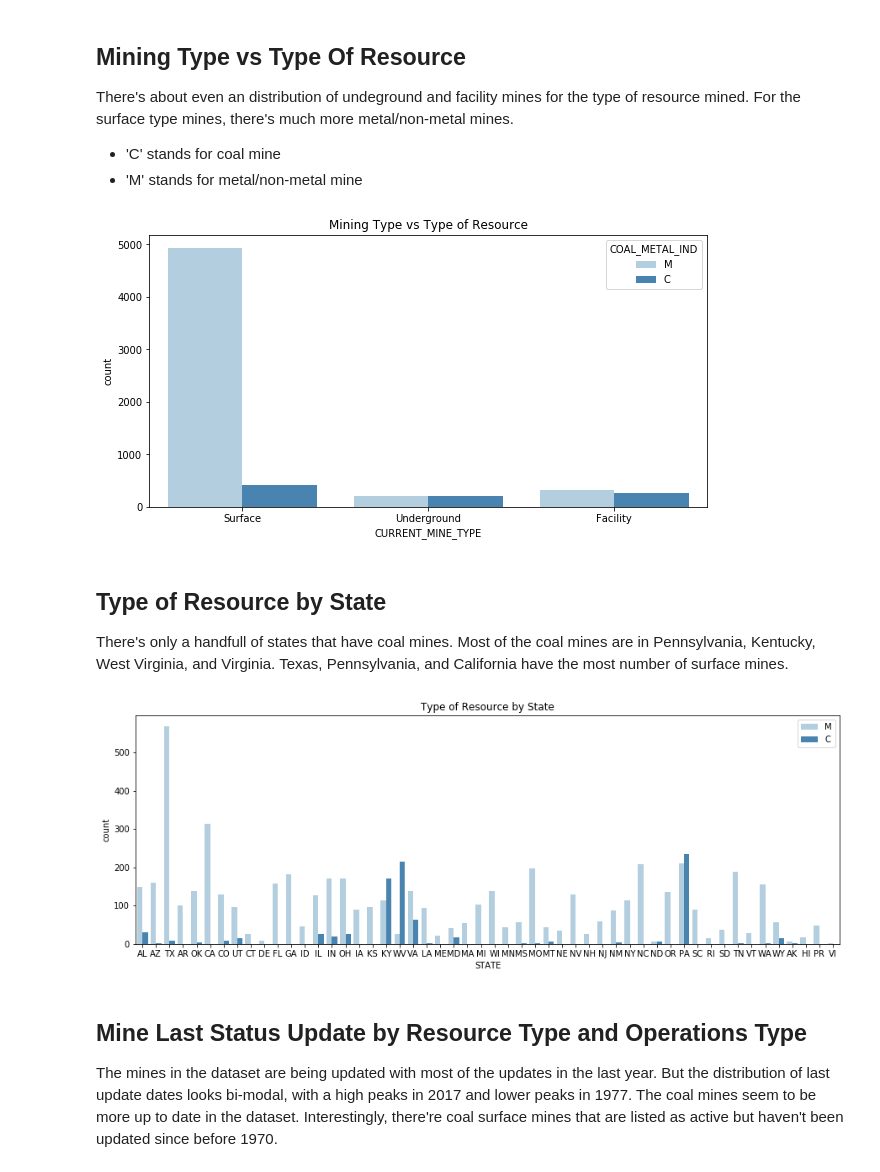
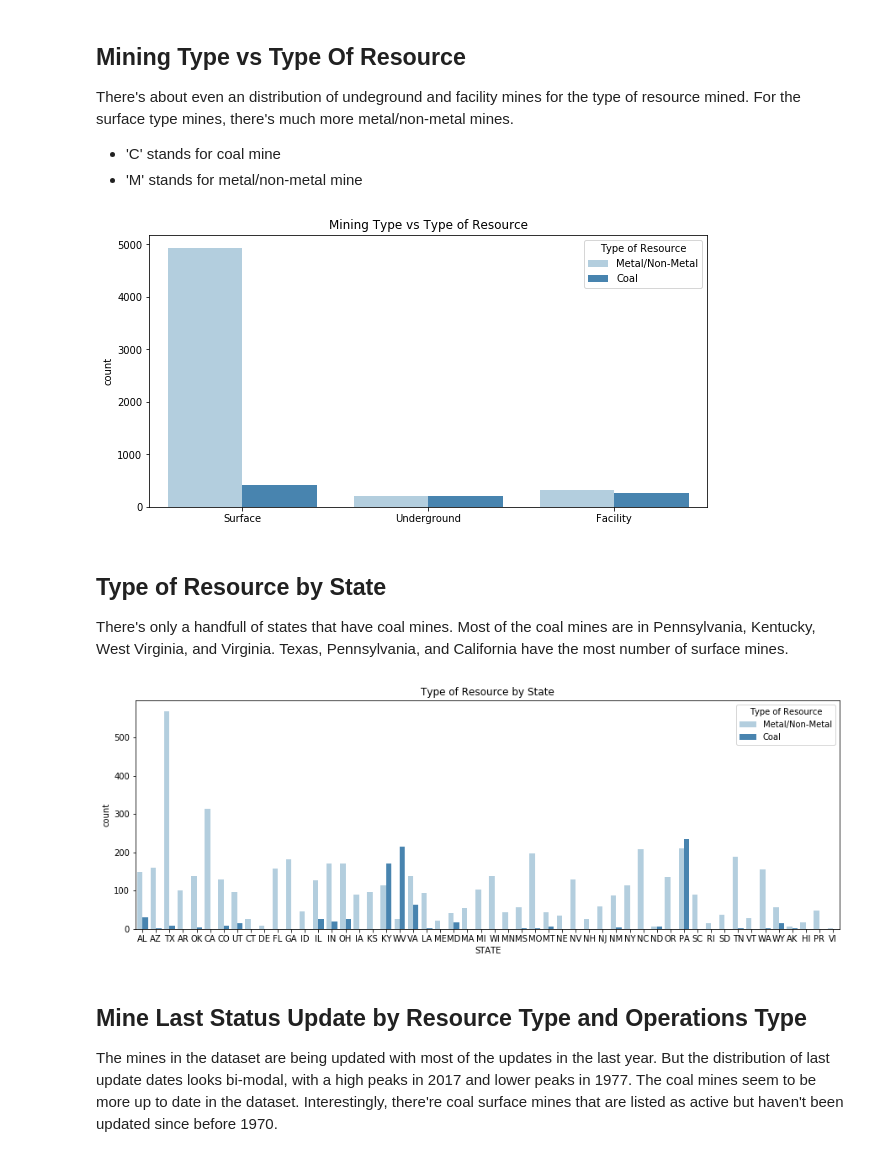
Before and after one commit to dvokinsark/us_mines, a Jupyter notebook: data_explanation.ipynb, the cells around one changed output. Drawn from its saved outputs; the diff is of its cells as text; code cells hidden in the pictures.

Commit message:
feat: Change plot labels

```diff
--- a/data_explanation.ipynb
+++ b/data_explanation.ipynb
@@ -71,24 +76,35 @@ There's about even an distribution of undeground and facility mines for the type
 - 'M' stands for metal/non-metal mine
 # %%
 plt.figure(figsize=(10,5))
-sb.countplot(data = mines_active, x = 'CURRENT_MINE_TYPE',
+ax = sb.countplot(data = mines_active, x = 'CURRENT_MINE_TYPE',
              hue = 'COAL_METAL_IND', palette = 'Blues')
-plt.title('Mining Type vs Type of Resource');
+plt.title('Mining Type vs Type of Resource')
+plt.xlabel('')
+# get and change legend labels
+g = ax.legend()
+g.set_title('Type of Resource')
+g.get_texts()[0].set_text('Metal/Non-Metal')
+g.get_texts()[1].set_text('Coal');
 # %% [output]
-[figure, old version]
+[figure, new version]
 # %% [markdown]
 ## Type of Resource by State
 
 There's only a handfull of states that have coal mines. Most of the coal mines are in Pennsylvania, Kentucky, West Virginia, and Virginia. Texas, Pennsylvania, and California have the most number of surface mines.
 # %%
-ax = plt.figure(figsize=(15,5))
-sb.countplot(data = mines_active, x = 'STATE',
+plt.figure(figsize=(15,5))
+ax = sb.countplot(data = mines_active, x = 'STATE',
              hue = 'COAL_METAL_IND',
              palette = 'Blues')
 plt.legend(loc='upper right')
-plt.title('Type of Resource by State');
+plt.title('Type of Resource by State')
+# get and change legend labels
+g = ax.legend(loc = 'upper right')
+g.set_title('Type of Resource')
+g.get_texts()[0].set_text('Metal/Non-Metal')
+g.get_texts()[1].set_text('Coal');
 # %% [output]
-[figure, old version]
+[figure, new version]
 # %% [markdown]
 ## Mine Last Status Update by Resource Type and Operations Type
 
```
Also changed, not shown: parts of 3 cells of this notebook, 1 other file.
